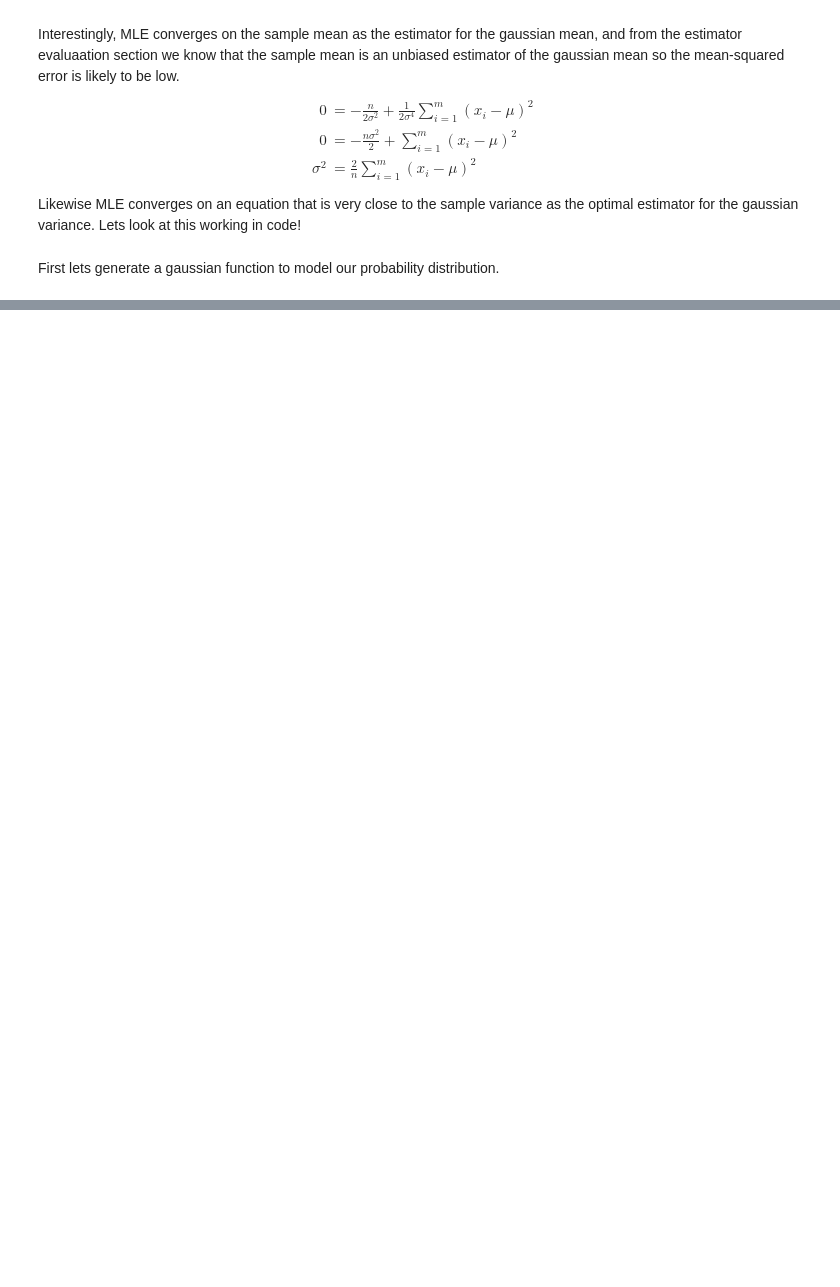
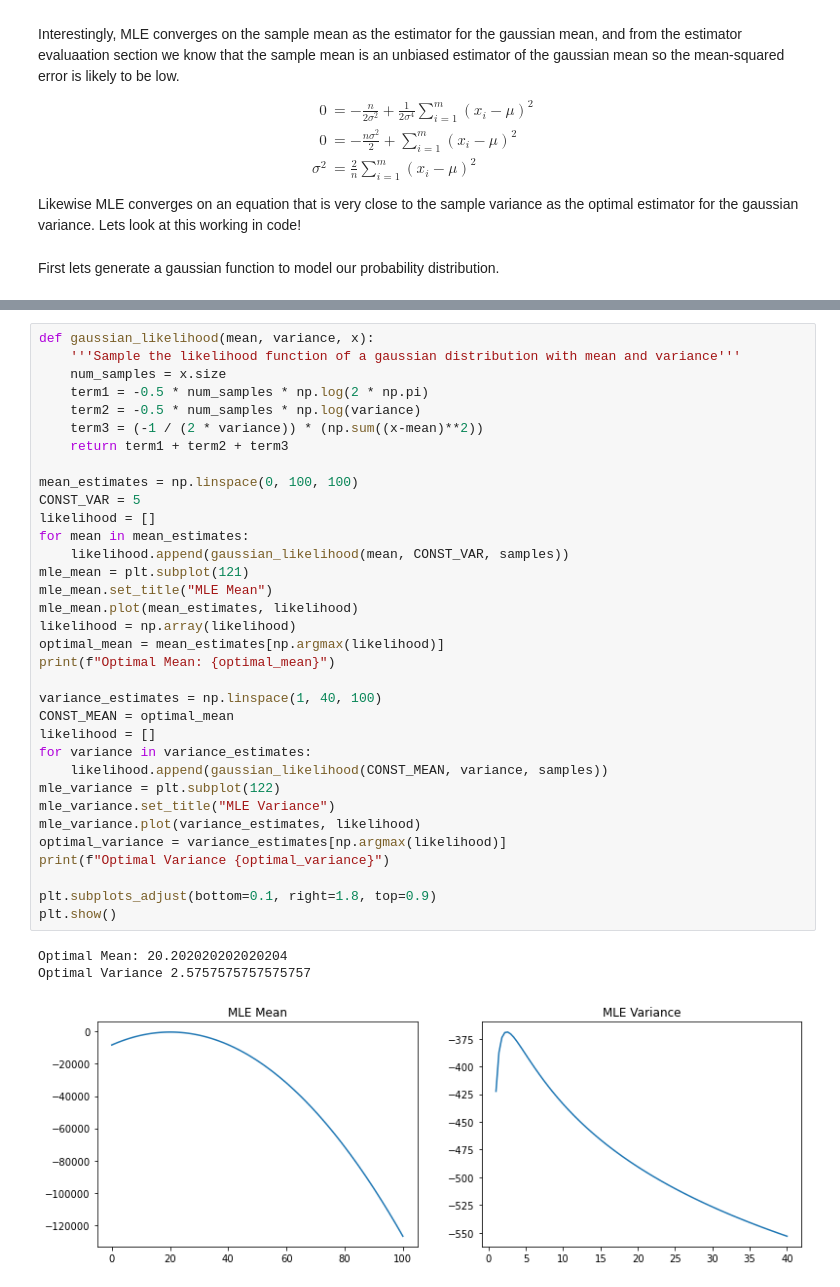
Before and after one commit to adibshalekeen/machinelearningblogs, a Jupyter notebook: Maximum_Likelihood_Estimation/Maximum Likelihood Estimation.ipynb, the cells around one changed output, grey strips where cells are left out. Saved outputs shown, nothing was run; the diff lists cells and outputs as text; blank space fills up the shorter version.

```diff
--- a/Maximum_Likelihood_Estimation/Maximum Likelihood Estimation.ipynb
+++ b/Maximum_Likelihood_Estimation/Maximum Likelihood Estimation.ipynb
@@ -325,0 +325,38 @@ $\sigma^2$ = GROUND_TRUTH_VARIANCE. The parameters are defined as "ground truth"
+# %%
+def gaussian_likelihood(mean, variance, x):
+    '''Sample the likelihood function of a gaussian distribution with mean and variance'''
+    num_samples = x.size
+    term1 = -0.5 * num_samples * np.log(2 * np.pi)
+    term2 = -0.5 * num_samples * np.log(variance)
+    term3 = (-1 / (2 * variance)) * (np.sum((x-mean)**2))
+    return term1 + term2 + term3
+
+mean_estimates = np.linspace(0, 100, 100)
+CONST_VAR = 5
+likelihood = []
+for mean in mean_estimates:
+    likelihood.append(gaussian_likelihood(mean, CONST_VAR, samples))
+mle_mean = plt.subplot(121)
+mle_mean.set_title("MLE Mean")
+mle_mean.plot(mean_estimates, likelihood)
+likelihood = np.array(likelihood)
+optimal_mean = mean_estimates[np.argmax(likelihood)]
+print(f"Optimal Mean: {optimal_mean}")
+
+variance_estimates = np.linspace(1, 40, 100)
+CONST_MEAN = optimal_mean
+likelihood = []
+for variance in variance_estimates:
+    likelihood.append(gaussian_likelihood(CONST_MEAN, variance, samples))
+mle_variance = plt.subplot(122)
+mle_variance.set_title("MLE Variance")
+mle_variance.plot(variance_estimates, likelihood)
+optimal_variance = variance_estimates[np.argmax(likelihood)]
+print(f"Optimal Variance {optimal_variance}")
+
+plt.subplots_adjust(bottom=0.1, right=1.8, top=0.9)
+plt.show()
+# %% [output]
+Optimal Mean: 20.202020202020204
+Optimal Variance 2.5757575757575757
+[figure, added]
```
Also changed, not shown: parts of 5 cells of this notebook.
